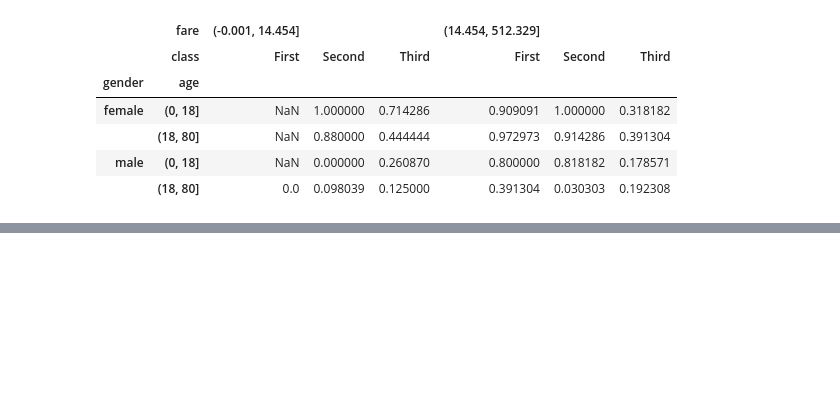
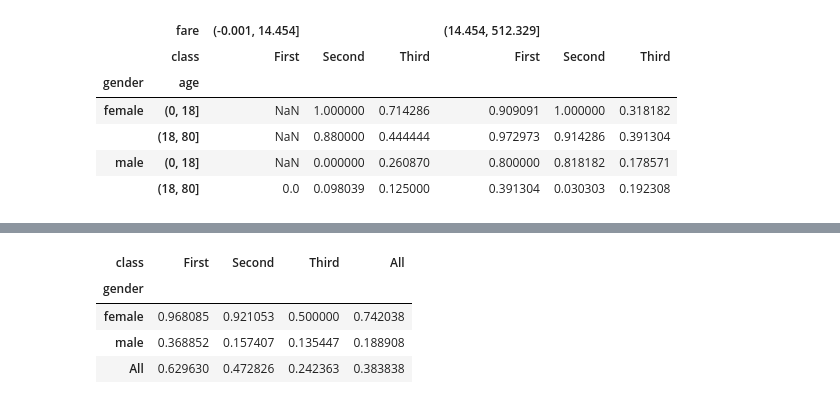
Before and after one commit to Muzammil4580/US-States-Data-Analysis-, a Jupyter notebook: US States Data.ipynb, the cells around one changed output, grey strips where cells are left out. Cells and saved outputs as stored; diff of their text form; code cells hidden in the pictures; blank space fills up the shorter version.

```diff
--- a/US States Data.ipynb
+++ b/US States Data.ipynb
@@ -717,0 +727,8 @@ titanic.pivot_table('survived', ['gender', age], [fare, 'class'])
+# %%
+titanic.pivot_table('survived', index='gender', columns='class', margins=True)
+# %% [output]
+| class | First | Second | Third | All |
+| gender |  |  |  |  |
+| female | 0.968085 | 0.921053 | 0.500000 | 0.742038 |
+| male | 0.368852 | 0.157407 | 0.135447 | 0.188908 |
+| All | 0.629630 | 0.472826 | 0.242363 | 0.383838 |
```
Also changed, not shown: parts of 1 cell of this notebook.
